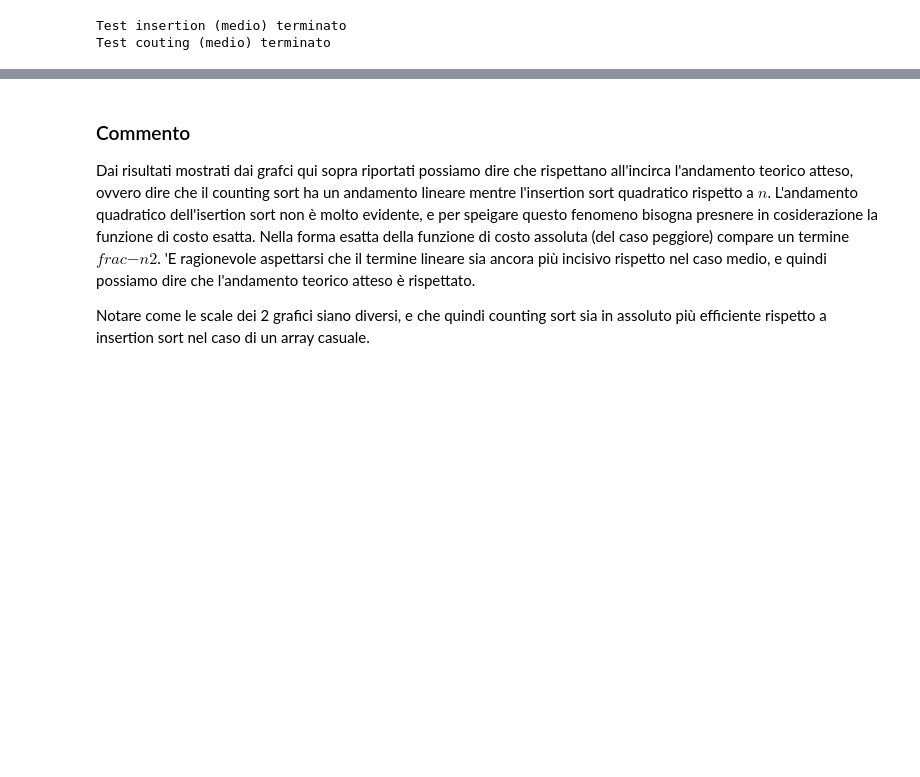
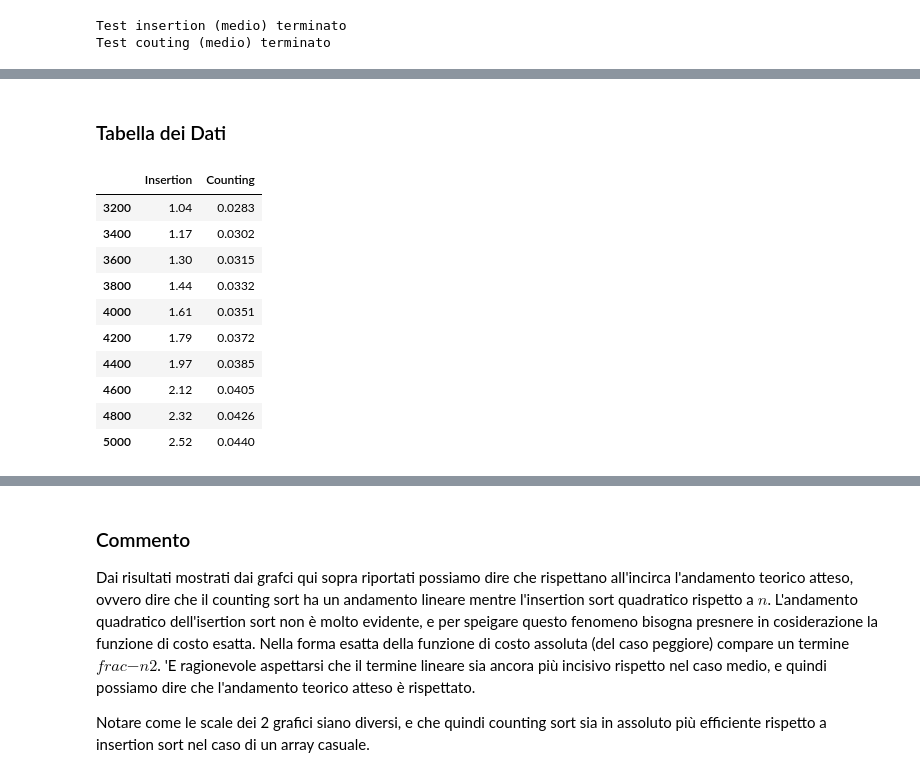
Before and after one commit to LucchesiCarlo/Laboratori_Algoritmi, a Jupyter notebook: Notebook.ipynb, the cells around one changed output, grey strips where cells are left out. Drawn from its saved outputs; the diff is of its cells as text; code cells hidden in the pictures; blank space fills up the shorter version.

Commit message:
Conclusione del laboratorio. Aggiunta della tabella nella relazione e conclusione del notebook.

```diff
--- a/Notebook.ipynb
+++ b/Notebook.ipynb
@@ -210,0 +211,26 @@ plt.show()
+# %% [markdown]
+### Tabella dei Dati
+# %%
+import pandas as pd
+
+insertion_data = []
+counting_data = []
+rows = []
+
+for i in range(len(x_insertion)):
+    rows.append(x_insertion[i])
+    insertion_data.append(round(y_insertion[i], 2))
+    counting_data.append(round(y_counting[i], 4))
+pd.DataFrame({"Insertion": insertion_data, "Counting" : counting_data}, index = rows).tail(10)
+# %% [output]
+|  | Insertion | Counting |
+| 3200 | 1.04 | 0.0283 |
+| 3400 | 1.17 | 0.0302 |
+| 3600 | 1.30 | 0.0315 |
+| 3800 | 1.44 | 0.0332 |
+| 4000 | 1.61 | 0.0351 |
+| 4200 | 1.79 | 0.0372 |
+| 4400 | 1.97 | 0.0385 |
+| 4600 | 2.12 | 0.0405 |
+| 4800 | 2.32 | 0.0426 |
+| 5000 | 2.52 | 0.0440 |
```
Also changed, not shown: parts of 9 cells of this notebook, 1 other file.
